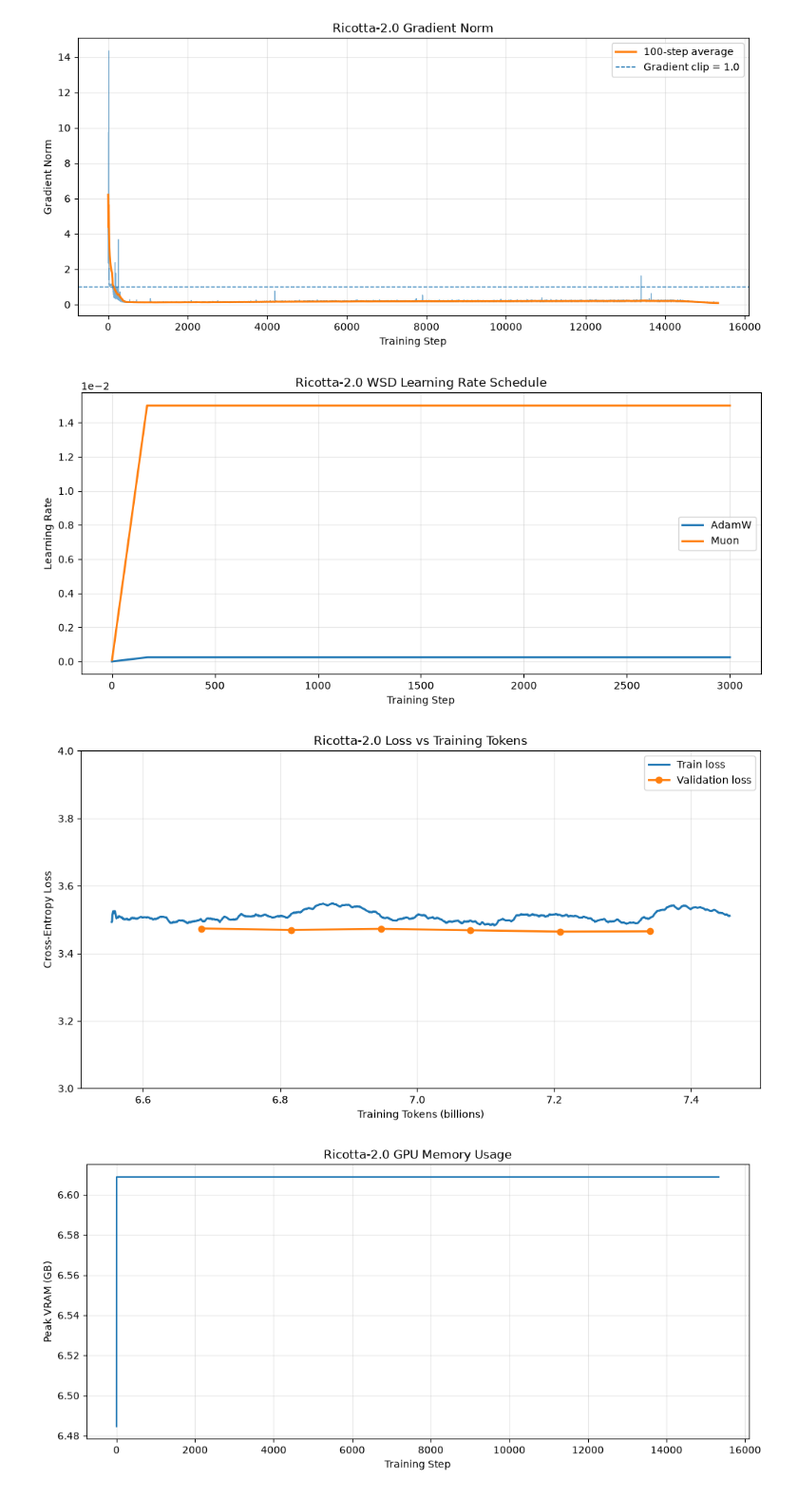
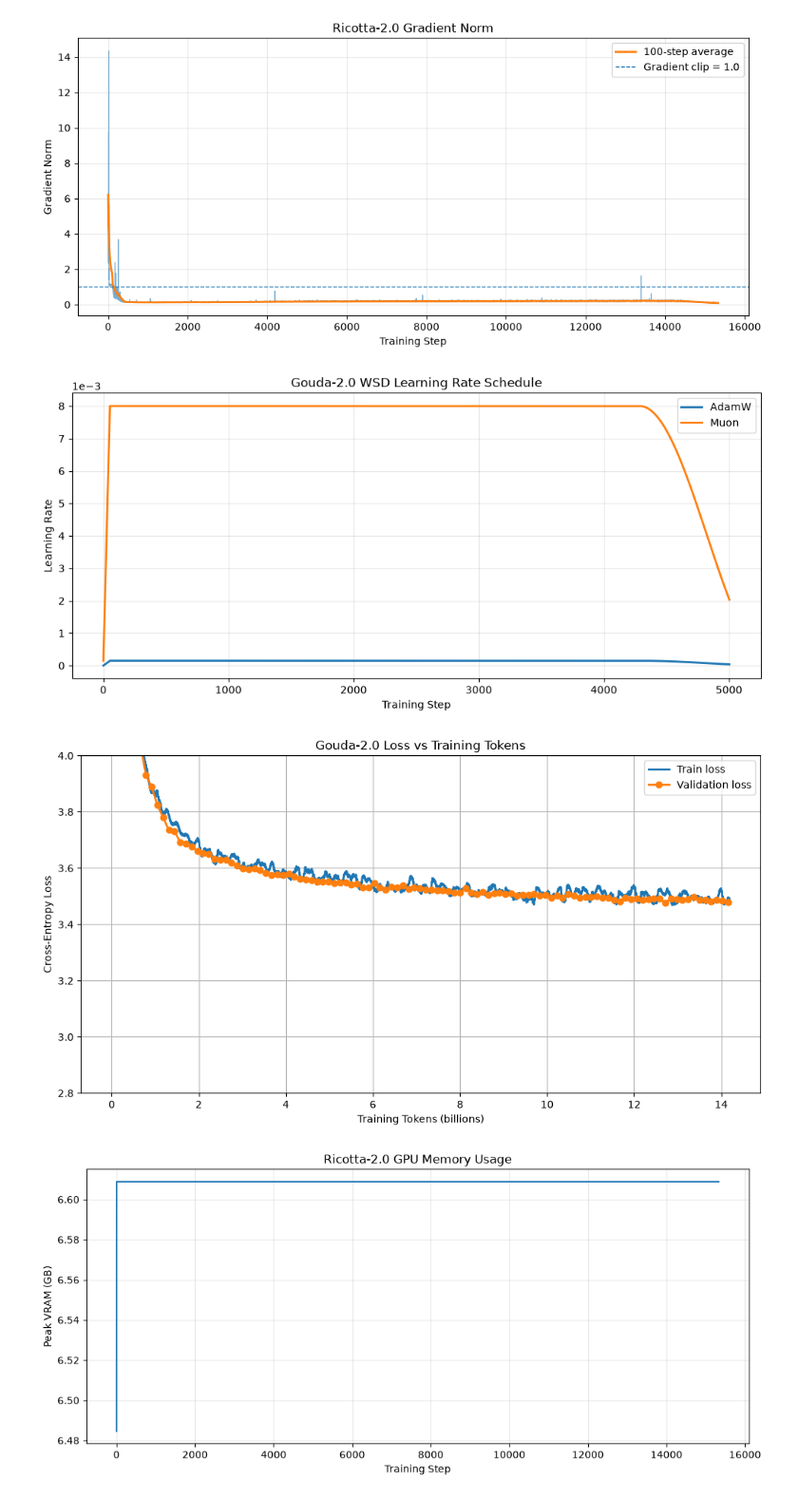
Before and after one commit to eoind08/GoudaCore-v2, a Jupyter notebook: stats.ipynb, the cells around one changed output. Shown at 95% size. Drawn from its saved outputs; the diff is of its cells as text; code cells hidden in the pictures.

```diff
--- a/stats.ipynb
+++ b/stats.ipynb
@@ -5,7 +5,7 @@ import pandas as pd
 import re
 from datetime import datetime, timedelta
 
-LOG_FILE = "runs/gouda-2.0/r1/gouda_2_0/train.log"
+LOG_FILE = "runs/cheddar-2.0/r1/cheddar_2_0/train.log"
 
 train_rows, val_rows = [], []
 
@@ -18,7 +18,10 @@ with open(LOG_FILE, "r") as f:
         step = int(parts[0])
         kind = parts[1]
 
-        values = {k: float(v) for k, v in re.findall(r"(\w+)=([\d.eE+-]+)", line)}
+        values = {
+            k: float(v)
+            for k, v in re.findall(r"(\w+)=([\d.eE+-]+)", line)
+        }
 
         if kind == "train":
             train_rows.append({"step": step, **values})
@@ -51,7 +54,7 @@ if len(val):
         f"at step {int(val.loc[min_idx, 'step']):,}"
     )
 
-TARGET_TOKENS = 8.17e9
+TARGET_TOKENS = 2.8e9
 recent_toks_sec = train["tok_sec"].tail(500).mean()
 print(f"Recent tok/sec:    {avg_tok_sec:,.0f}")
 remaining_tok = max(0, TARGET_TOKENS - total_tokens)
@@ -140,37 +194,59 @@ plt.show()
 # %%
 fig, ax = plt.subplots(figsize=(12, 5))
 
-ax.plot(train["step"], train["lr"], linewidth=2, label="AdamW",)
-ax.plot(train["step"], train["muon_lr"], linewidth=2, label="Muon",)
+ax.plot(
+    train["step"],
+    train["lr"],
+    linewidth=2,
+    label="AdamW",
+)
+
+ax.plot(
+    train["step"],
+    train["muon_lr"],
+    linewidth=2,
+    label="Muon",
+)
 
 ax.set_xlabel("Training Step")
 ax.set_ylabel("Learning Rate")
-ax.set_title("Ricotta-2.0 WSD Learning Rate Schedule")
+ax.set_title("Gouda-2.0 WSD Learning Rate Schedule")
 ax.ticklabel_format(axis="y", style="sci", scilimits=(0, 0))
 ax.grid(True, alpha=0.3)
 ax.legend()
 plt.show()
 # %% [output]
-[figure, old version]
+[figure, new version]
 # %%
 fig, ax = plt.subplots(figsize=(12, 6))
 
 smooth = train["loss"].rolling(100, min_periods=1).mean()
 
-ax.plot(train["tokens"] / 1e9, smooth, linewidth=2, label="Train loss",)
+ax.plot(
+    train["tokens"] / 1e9,
+    smooth,
+    linewidth=2,
+    label="Train loss",
+)
 
 if len(val):
-    ax.plot(val["tokens"] / 1e9, val["loss"], marker="o", linewidth=2, label="Validation loss",)
+    ax.plot(
+        val["tokens"] / 1e9,
+        val["loss"],
+        marker="o",
+        linewidth=2,
+        label="Validation loss",
+    )
 
 ax.set_xlabel("Training Tokens (billions)")
 ax.set_ylabel("Cross-Entropy Loss")
-ax.set_title("Ricotta-2.0 Loss vs Training Tokens")
-ax.set_ylim(top=4, bottom=3)
-ax.grid(True, alpha=0.3)
+ax.set_title("Gouda-2.0 Loss vs Training Tokens")
+ax.set_ylim(top=4, bottom=2.8)
+ax.grid(True, alpha=1)
 ax.legend()
 plt.show()
 # %% [output]
-[figure, old version]
+[figure, new version]
 # %%
 fig, ax = plt.subplots(figsize=(12, 5))
 
```
Also changed, not shown: parts of 5 cells of this notebook, 2 other files.
